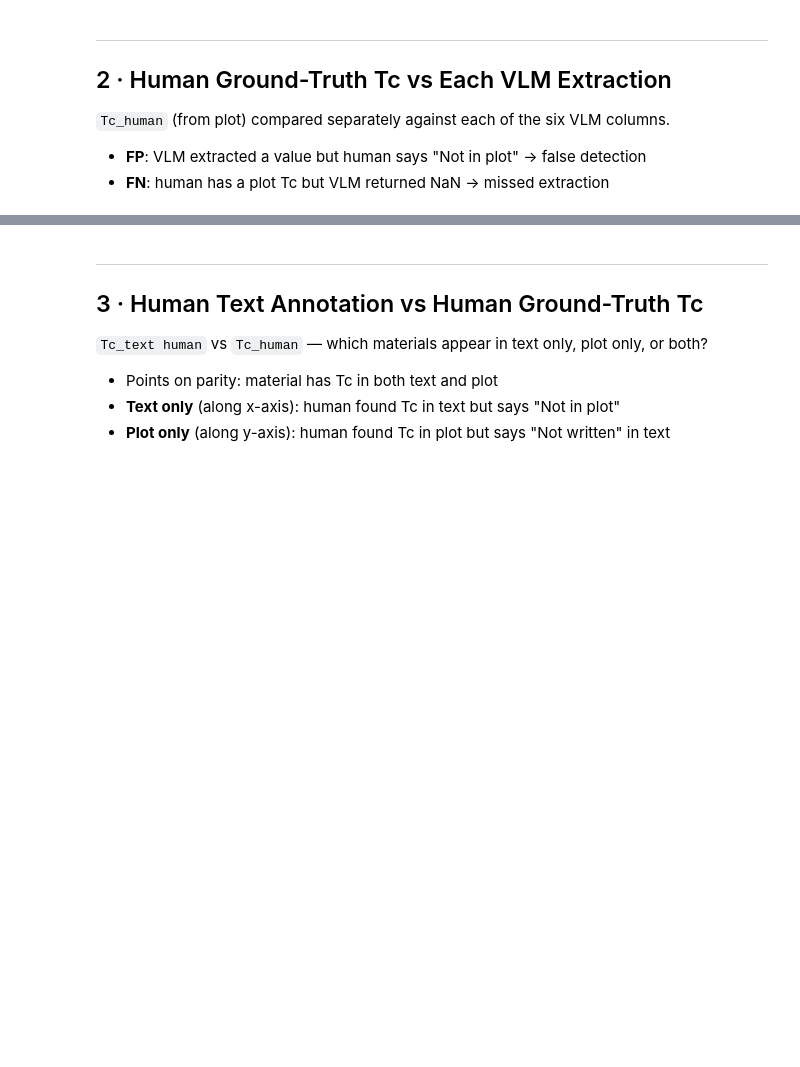
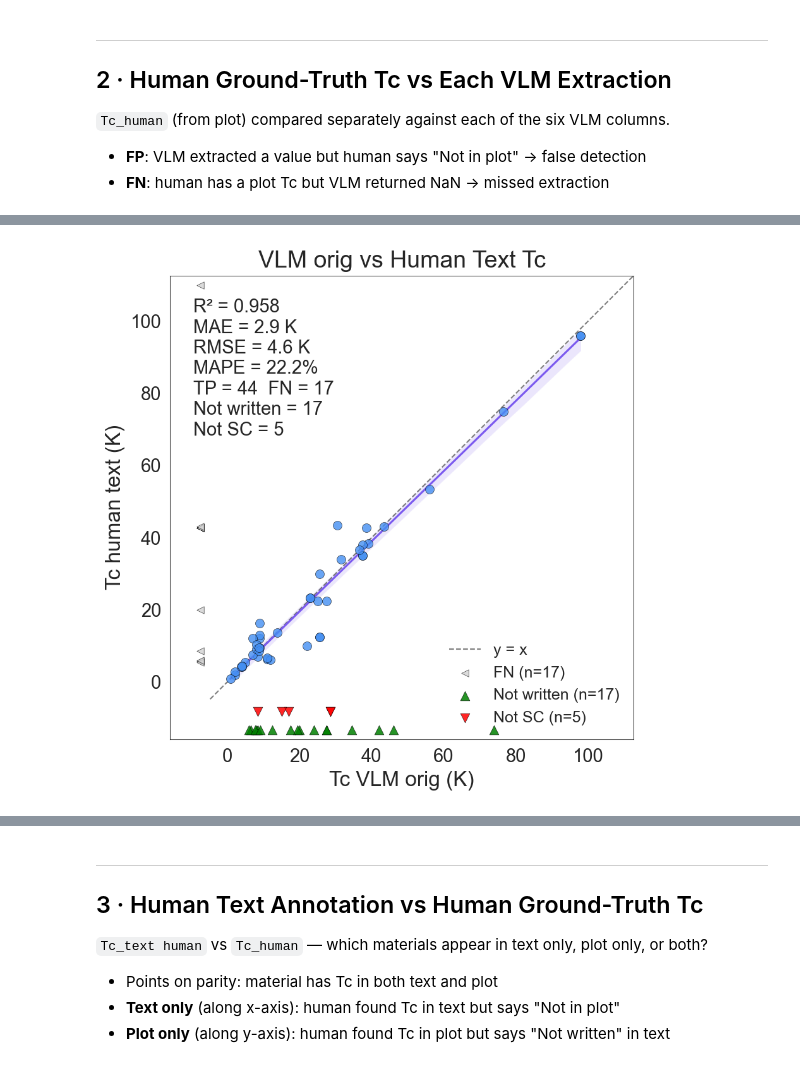
Before and after one commit to LeMaterial/lematerial-llm-synthesis, a Jupyter notebook: examples/notebooks/dev/visualisation_tc_with_human_annotation.ipynb, the cells around one changed output, grey strips where cells are left out. Saved outputs shown, nothing was run; the diff lists cells and outputs as text; code cells hidden in the pictures; blank space fills up the shorter version.

```diff
--- a/examples/notebooks/dev/visualisation_tc_with_human_annotation.ipynb
+++ b/examples/notebooks/dev/visualisation_tc_with_human_annotation.ipynb
@@ -261,9 +305,9 @@ for ax, (col, label), color in zip(axes.flat, vlm_cols, vlm_colors):
 
     parity_plot(
         df[col], df["Tc_human_num"],
-        xlabel=f"$T_c$ {label} (K)",
-        ylabel="$T_c$ human (K) VLM",
-        title=f"{label} vs Human $T_c$",
+        xlabel=f"Tc {label} (K)",
+        ylabel="Tc human (K) VLM",
+        title=f"{label} vs Human Tc",
         ax=ax, color=color,
         fp_mask=fp, fp_vals=df[col],
         fn_mask=fn, fn_vals=df["Tc_human_num"],
@@ -357,0 +480,52 @@ For each subplot:
+# %%
+fig, ax = plt.subplots(figsize=(7, 6))
+
+col, label, color = "tc_vlm_orig", "VLM orig", C_BLUE
+
+tp = df[col].notna() & df["Tc_text_human"].notna()
+not_written = df[col].notna() & df["text_human_not_written"] & ~df["human_not_sc"]
+real_fp = df[col].notna() & df["human_not_sc"]
+fn = df[col].isna() & df["Tc_text_human"].notna()
+
+parity_plot(
+    df[col], df["Tc_text_human"],
+    xlabel=f"Tc {label} (K)", ylabel="Tc human text (K)",
+    title=f"{label} vs Human Text Tc",
+    ax=ax, color=color,
+    fp_mask=None, fp_vals=None,
+    fn_mask=fn, fn_vals=df["Tc_text_human"],
+)
+
+xlim, ylim = ax.get_xlim(), ax.get_ylim()
+margin_y = ylim[0] + (ylim[1] - ylim[0]) * 0.02
+
+n_nw = not_written.sum()
+if n_nw > 0:
+    ax.scatter(df.loc[not_written, col].values, [margin_y] * n_nw,
+               c="green", marker="^", s=50, alpha=0.85,
+               edgecolors="k", linewidths=0.3, zorder=5,
+               label=f"Not written (n={n_nw})")
+
+n_fp = real_fp.sum()
+if n_fp > 0:
+    margin_y2 = ylim[0] + (ylim[1] - ylim[0]) * 0.06
+    ax.scatter(df.loc[real_fp, col].values, [margin_y2] * n_fp,
+               c="red", marker="v", s=50, alpha=0.85,
+               edgecolors="k", linewidths=0.3, zorder=5,
+               label=f"Not SC (n={n_fp})")
+
+old_txt = ax.texts[0].get_text() if ax.texts else ""
+if ax.texts:
+    ax.texts[0].set_text(old_txt + f"\nNot written = {n_nw}\nNot SC = {n_fp}")
+    ax.texts[0].set_fontsize(14)
+
+ax.set_xlabel(ax.get_xlabel(), fontsize=16)
+ax.set_ylabel(ax.get_ylabel(), fontsize=16)
+ax.set_title(ax.get_title(), fontsize=18)
+ax.tick_params(axis="both", labelsize=14)
+ax.legend(fontsize=12, loc="lower right")
+
+plt.tight_layout()
+plt.show()
+# %% [output]
+[figure, added]
```
Also changed, not shown: parts of 32 cells of this notebook, 2 other files.
